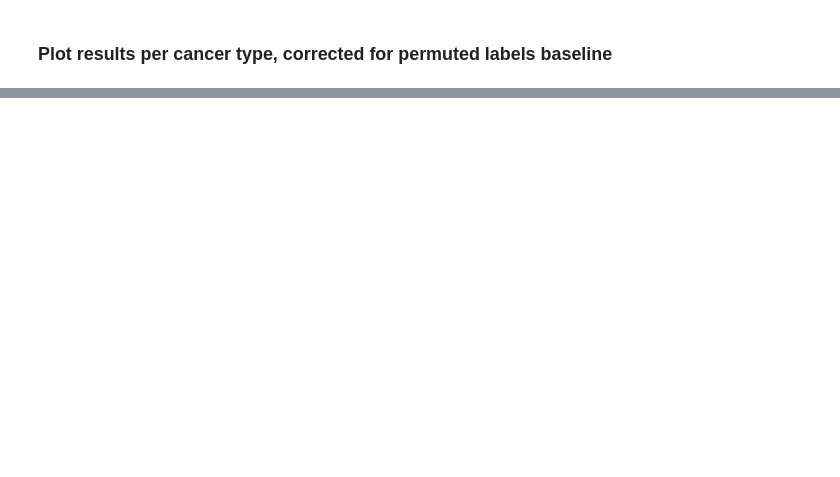
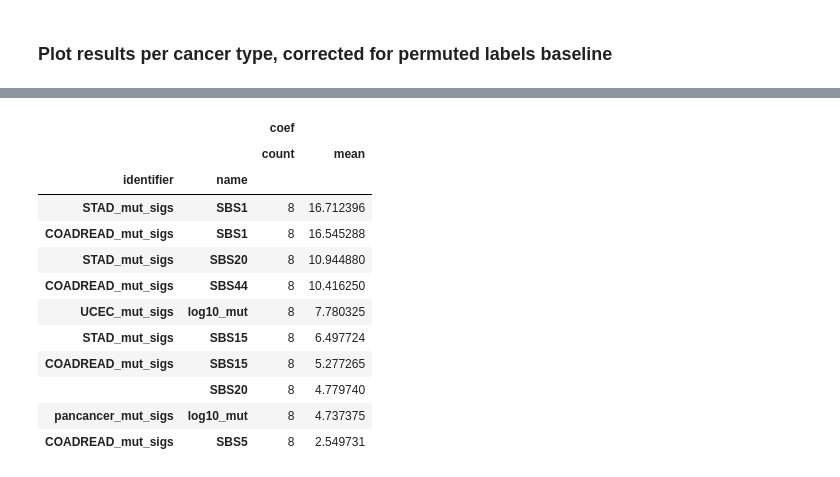
Before and after one commit to greenelab/mpmp, a Jupyter notebook: 04_predict_controls/plot_msi_results.ipynb, the cells around one changed output, grey strips where cells are left out. Cells and saved outputs as stored; diff of their text form; code cells hidden in the pictures; blank space fills up the shorter version.

```diff
--- a/04_predict_controls/plot_msi_results.ipynb
+++ b/04_predict_controls/plot_msi_results.ipynb
@@ -122,0 +147,22 @@ axarr[1].legend(title='Data type')
+# %%
+# just average each coefficient over seeds/folds for now
+coefs_df = (nz_coefs_df
+  .groupby(['identifier', 'name'])
+  .agg(['count', 'mean'])
+  .drop(columns=['seed', 'fold'])
+)
+coefs_df.sort_values(by=[('coef', 'count'), ('coef', 'mean')], ascending=[False, False]).head(10)
+# %% [output]
+|  |  | coef |  |
+|  |  | count | mean |
+| identifier | name |  |  |
+| STAD_mut_sigs | SBS1 | 8 | 16.712396 |
+| COADREAD_mut_sigs | SBS1 | 8 | 16.545288 |
+| STAD_mut_sigs | SBS20 | 8 | 10.944880 |
+| COADREAD_mut_sigs | SBS44 | 8 | 10.416250 |
+| UCEC_mut_sigs | log10_mut | 8 | 7.780325 |
+| STAD_mut_sigs | SBS15 | 8 | 6.497724 |
+| COADREAD_mut_sigs | SBS15 | 8 | 5.277265 |
+|  | SBS20 | 8 | 4.779740 |
+| pancancer_mut_sigs | log10_mut | 8 | 4.737375 |
+| COADREAD_mut_sigs | SBS5 | 8 | 2.549731 |
```
Also changed, not shown: parts of 11 cells of this notebook, 3 other files.
